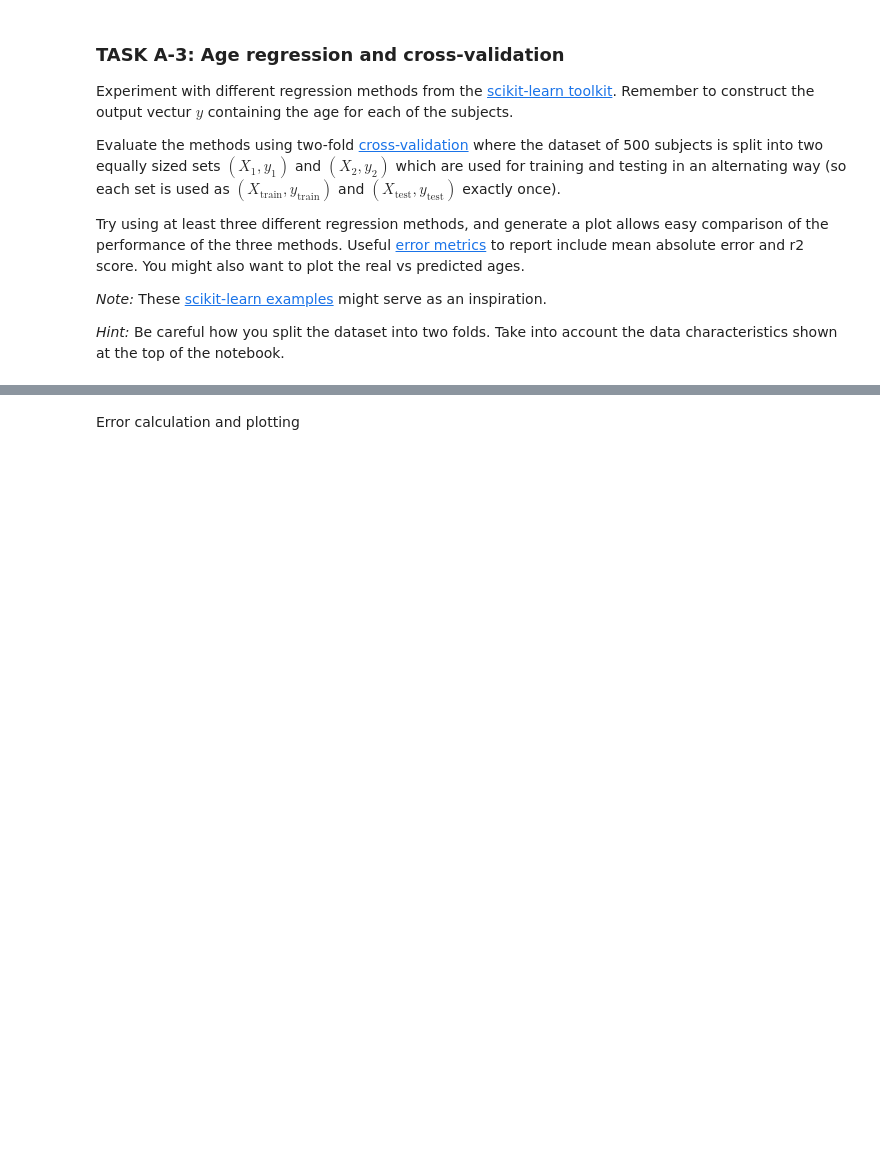
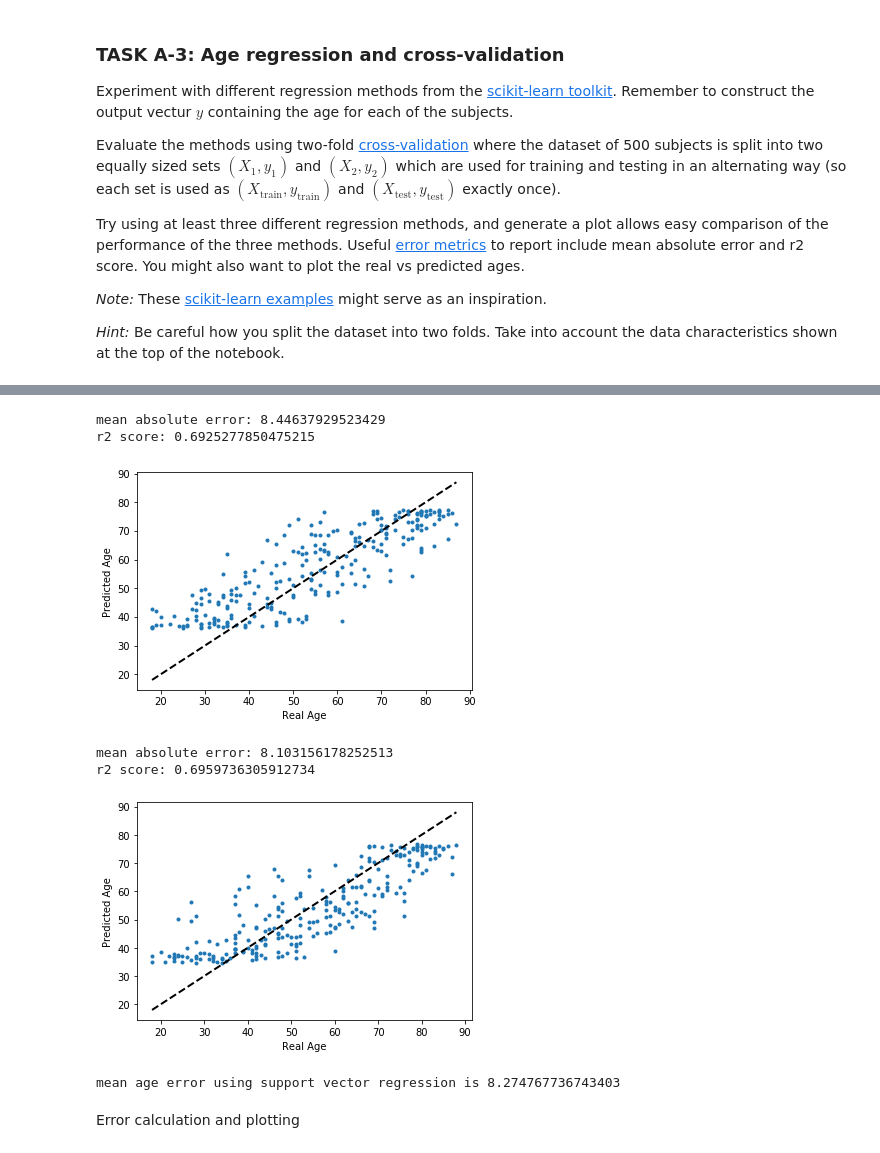
Before and after one commit to ClaraGila/MLICoursework, a Jupyter notebook: CW-Brain-Age-PartA.ipynb, the cells around one changed output, grey strips where cells are left out. Drawn from its saved outputs; the diff is of its cells as text; code cells hidden in the pictures; blank space fills up the shorter version.

```diff
--- a/CW-Brain-Age-PartA.ipynb
+++ b/CW-Brain-Age-PartA.ipynb
@@ -964,3 +962,31 @@ mean age error using support vector regression is 10.197718766724565
+# %%
+# SVR regression model
+
+kf = KFold(n_splits=2)
+
+clf = svm.SVR()
+svr_err = 0
+
+for train, test in kf.split(X):
+  X_train, y_train, X_test, y_test = X[train], y[train], X[test], y[test]
+  y_train = np.reshape(y_train, (1, -1))[0]
+  y_test = np.reshape(y_test, (1, -1))[0]
+
+  clf.fit(X_train, y_train)
+  svr_y_pred = clf.predict(X_test)
+  svr_err += mean_absolute_error(svr_y_pred, y_test)
+  plot(y_test, svr_y_pred)
+
+svr_mean_age_err = svr_err /2
+print("mean age error using support vector regression is {}".format(svr_mean_age_err))
+# %% [output]
+mean absolute error: 8.44637929523429
+r2 score: 0.6925277850475215
+[figure, added]
+mean absolute error: 8.103156178252513
+r2 score: 0.6959736305912734
+[figure, added]
+mean age error using support vector regression is 8.274767736743403
 # %% [markdown]
 Error calculation and plotting
 # %%
```
Also changed, not shown: parts of 5 cells of this notebook.
